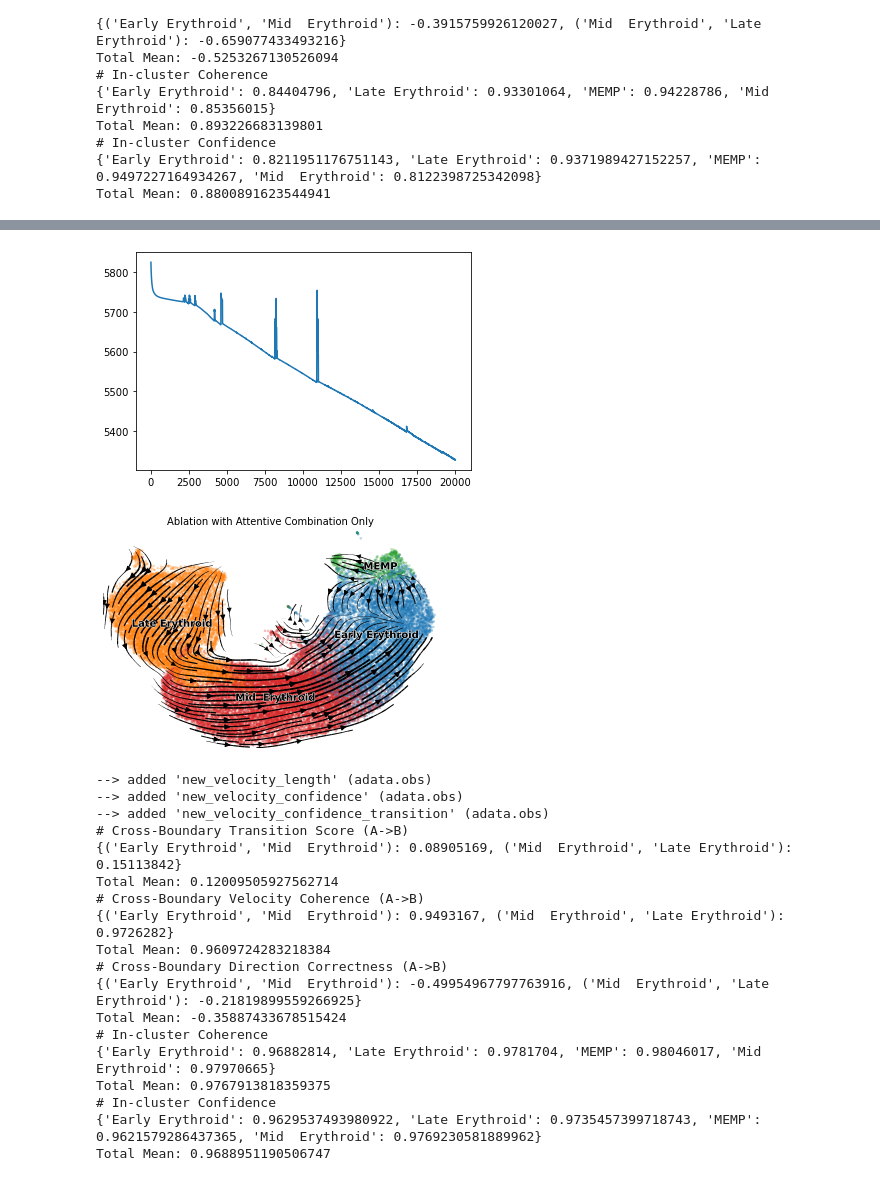
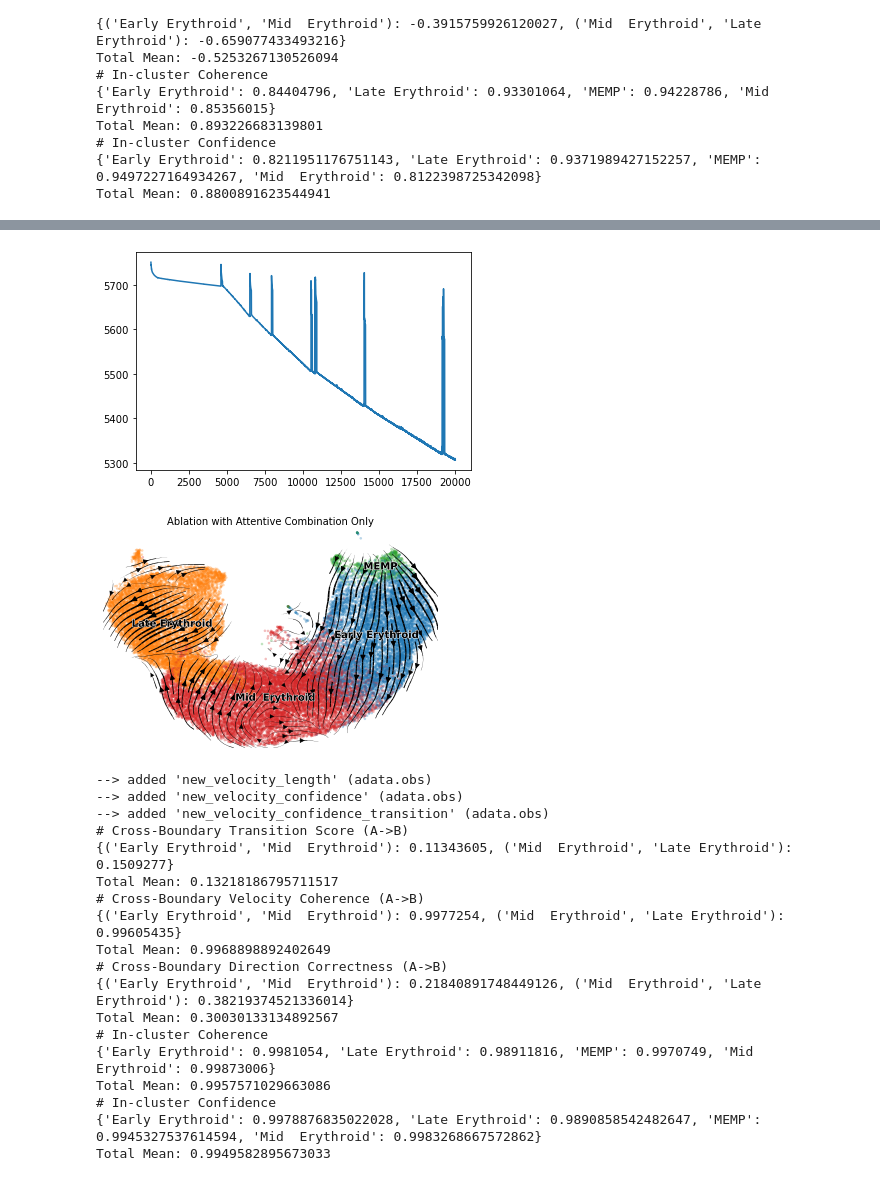
Before and after one commit to qiaochen/VeloAE, a Jupyter notebook: notebooks/Melania_Erythroid_human/model-Melania_Erythroid_human-baseline.ipynb, the cells around one changed output, grey strips where cells are left out. Drawn from its saved outputs; the diff is of its cells as text; code cells hidden in the pictures.

```diff
--- a/notebooks/Melania_Erythroid_human/model-Melania_Erythroid_human-baseline.ipynb
+++ b/notebooks/Melania_Erythroid_human/model-Melania_Erythroid_human-baseline.ipynb
@@ -25,7 +25,7 @@ args = parser.parse_args(args=['--lr',  '1e-5',
                                '--data-dir', '/data/groups/yhhuang/cqiao/Melania/adata_human_def.h5',
                                '--exp-name', 'baseline_Melania_Erythroid_human',
                                '--model-name', 'baseline_tmp.cpt',
-                               '--device', 'cuda:3',
+                               '--device', 'cuda:0',
                                '--gumbsoft_tau', '1',
                                '--nb_g_src', "SU",
                                '--n_raw_gene', '2000',
@@ -43,8 +43,7 @@ k_cluster = "type2"
 EXP_NAME = args.exp_name
 exp_metrics = {}
 # %%
-def main_AE(args, model, lr=args.lr, weight_decay=args.weight_decay, save_name="tmp.cpt"):
-    torch.autograd.set_detect_anomaly(True)
+def main_AE(args, model, lr=args.lr, weight_decay=args.weight_decay, save_name="tmp.cpt", norm_lr=False):
     optimizer = optim.AdamW(model.parameters(), lr=lr, weight_decay=weight_decay)
     lr = args.lr
     i, losses = 0, [sys.maxsize]
@@ -58,6 +57,7 @@ def main_AE(args, model, lr=args.lr, weight_decay=args.weight_decay, save_name="
         loss = train_step_AE([tensor_s, tensor_u], model, optimizer,
                              xyids=[0, 1],
                              device=device,
+                             norm_lr=norm_lr
                              )
 
         losses.append(loss)
@@ -311,19 +301,14 @@ def expAblationAttComb(adata, exp_metrics):
         True
     )
 
-    model = main_AE(args, model, save_name=f"AttComb_{args.model_name}")
+    model = main_AE(args, model, save_name=f"AttComb_{args.model_name}", norm_lr=True)
     model.eval()
     with torch.no_grad():
         x = model.encoder(tensor_x)
         s = model.encoder(tensor_s)
         u = model.encoder(tensor_u)
 
-        _, gamma, _ = leastsq_pt(s, u,
-                                    device=device,
-                                    fit_offset=True,
-                                    perc=[5, 95],
-                                    )
-        v = (u - gamma * s).cpu().numpy()
+        v = estimate_ld_velocity(s, u, device=device, norm=True).cpu().numpy()
         x = x.cpu().numpy()
         s = s.cpu().numpy()
         u = u.cpu().numpy()
@@ -357,24 +342,24 @@ computing velocity embedding
     'new_velocity_umap', embedded velocity vectors (adata.obsm)
-[figure, old version]
+[figure, new version]
-[figure, old version]
+[figure, new version]
 --> added 'new_velocity_length' (adata.obs)
 --> added 'new_velocity_confidence' (adata.obs)
 --> added 'new_velocity_confidence_transition' (adata.obs)
 # Cross-Boundary Transition Score (A->B)
-{('Early Erythroid', 'Mid  Erythroid'): 0.08905169, ('Mid  Erythroid', 'Late Erythroid'): 0.15113842}
-Total Mean: 0.12009505927562714
+{('Early Erythroid', 'Mid  Erythroid'): 0.11343605, ('Mid  Erythroid', 'Late Erythroid'): 0.1509277}
+Total Mean: 0.13218186795711517
 # Cross-Boundary Velocity Coherence (A->B)
-{('Early Erythroid', 'Mid  Erythroid'): 0.9493167, ('Mid  Erythroid', 'Late Erythroid'): 0.9726282}
-Total Mean: 0.9609724283218384
+{('Early Erythroid', 'Mid  Erythroid'): 0.9977254, ('Mid  Erythroid', 'Late Erythroid'): 0.99605435}
+Total Mean: 0.9968898892402649
 # Cross-Boundary Direction Correctness (A->B)
-{('Early Erythroid', 'Mid  Erythroid'): -0.49954967797763916, ('Mid  Erythroid', 'Late Erythroid'): -0.21819899559266925}
-Total Mean: -0.35887433678515424
+{('Early Erythroid', 'Mid  Erythroid'): 0.21840891748449126, ('Mid  Erythroid', 'Late Erythroid'): 0.38219374521336014}
+Total Mean: 0.30030133134892567
 # In-cluster Coherence
-{'Early Erythroid': 0.96882814, 'Late Erythroid': 0.9781704, 'MEMP': 0.98046017, 'Mid  Erythroid': 0.97970665}
-Total Mean: 0.9767913818359375
+{'Early Erythroid': 0.9981054, 'Late Erythroid': 0.98911816, 'MEMP': 0.9970749, 'Mid  Erythroid': 0.99873006}
+Total Mean: 0.9957571029663086
 # In-cluster Confidence
-{'Early Erythroid': 0.9629537493980922, 'Late Erythroid': 0.9735457399718743, 'MEMP': 0.9621579286437365, 'Mid  Erythroid': 0.9769230581889962}
-Total Mean: 0.9688951190506747
+{'Early Erythroid': 0.9978876835022028, 'Late Erythroid': 0.9890858542482647, 'MEMP': 0.9945327537614594, 'Mid  Erythroid': 0.9983268667572862}
+Total Mean: 0.9949582895673033
 # %%
 def expPCA(adata, exp_metrics):
     from sklearn.decomposition import PCA
```
Also changed, not shown: parts of 5 cells of this notebook, 24 other files.
